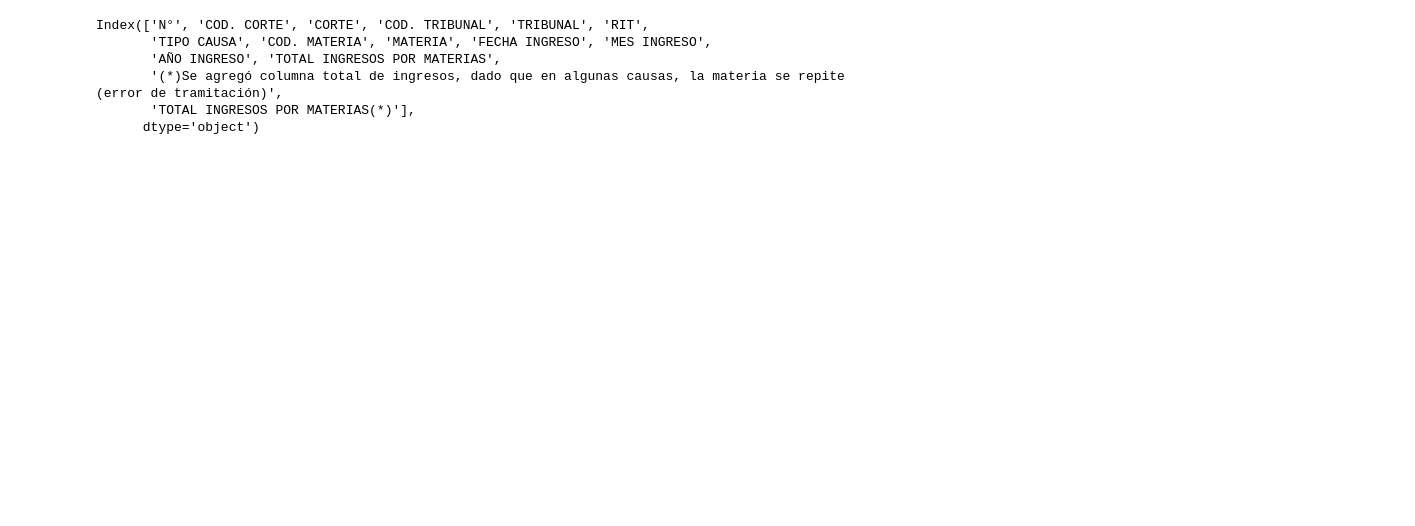
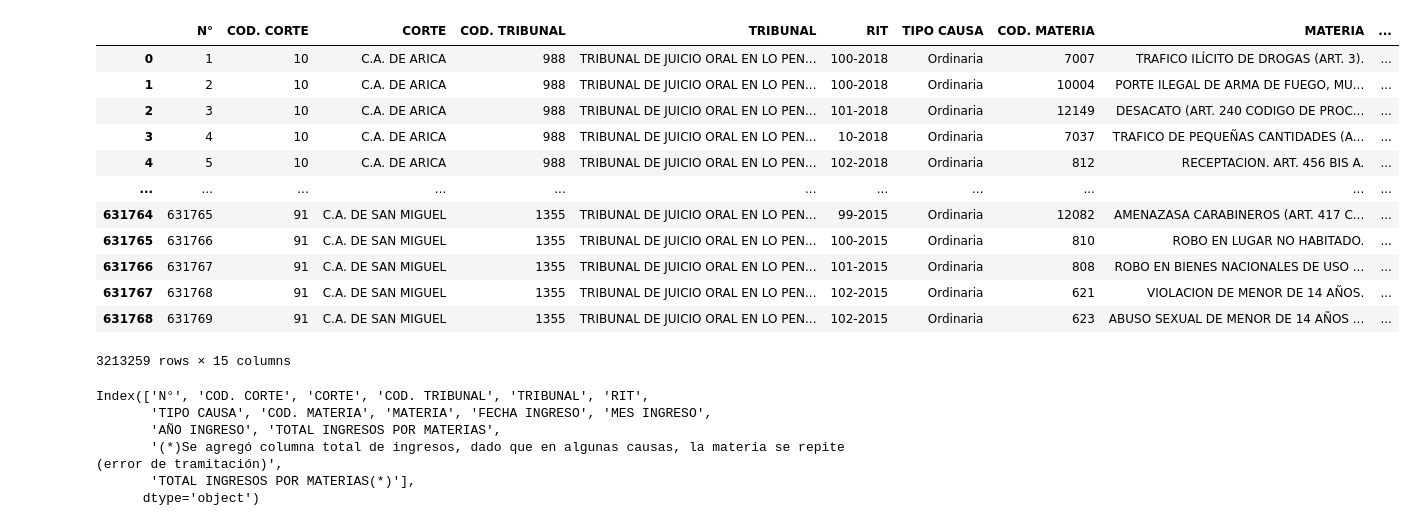
Before and after one commit to JALVARADORUIZ/DataAnalytic-PJUD, a Jupyter notebook: notebooks/03-jalvaradoruiz-carga-limpieza-data-ingresos-materia.ipynb, the cells around one changed output. Cells and saved outputs as stored; diff of their text form; code cells hidden in the pictures; blank space fills up the shorter version.

```diff
--- a/notebooks/03-jalvaradoruiz-carga-limpieza-data-ingresos-materia.ipynb
+++ b/notebooks/03-jalvaradoruiz-carga-limpieza-data-ingresos-materia.ipynb
@@ -9,7 +9,7 @@ from tqdm import tqdm
 
 from src.data import cleandata
 # %%
-path_raw = "../data/raw"
+path_raw = "../data/raw/pjud"
 archivos = os.listdir(path_raw)
 tqdm.pandas()
 # %%
@@ -23,6 +23,22 @@ for archivo in archivos:
         dataframes.append(df)
 
 df_ingresos_materia = pd.concat(dataframes, axis = 0)
+# %%
+df_ingresos_materia
+# %% [output]
+|  | N° | COD. CORTE | CORTE | COD. TRIBUNAL | TRIBUNAL | RIT | TIPO CAUSA | COD. MATERIA | MATERIA | ... |
+| 0 | 1 | 10 | C.A. DE ARICA | 988 | TRIBUNAL DE JUICIO ORAL EN LO PEN... | 100-2018 | Ordinaria | 7007 | TRAFICO ILÍCITO DE DROGAS (ART. 3). | ... |
+| 1 | 2 | 10 | C.A. DE ARICA | 988 | TRIBUNAL DE JUICIO ORAL EN LO PEN... | 100-2018 | Ordinaria | 10004 | PORTE ILEGAL DE ARMA DE FUEGO, MU... | ... |
+| 2 | 3 | 10 | C.A. DE ARICA | 988 | TRIBUNAL DE JUICIO ORAL EN LO PEN... | 101-2018 | Ordinaria | 12149 | DESACATO (ART. 240 CODIGO DE PROC... | ... |
+| 3 | 4 | 10 | C.A. DE ARICA | 988 | TRIBUNAL DE JUICIO ORAL EN LO PEN... | 10-2018 | Ordinaria | 7037 | TRAFICO DE PEQUEÑAS CANTIDADES (A... | ... |
+| 4 | 5 | 10 | C.A. DE ARICA | 988 | TRIBUNAL DE JUICIO ORAL EN LO PEN... | 102-2018 | Ordinaria | 812 | RECEPTACION. ART. 456 BIS A. | ... |
+| ... | ... | ... | ... | ... | ... | ... | ... | ... | ... | ... |
+| 631764 | 631765 | 91 | C.A. DE SAN MIGUEL | 1355 | TRIBUNAL DE JUICIO ORAL EN LO PEN... | 99-2015 | Ordinaria | 12082 | AMENAZASA CARABINEROS (ART. 417 C... | ... |
+| 631765 | 631766 | 91 | C.A. DE SAN MIGUEL | 1355 | TRIBUNAL DE JUICIO ORAL EN LO PEN... | 100-2015 | Ordinaria | 810 | ROBO EN LUGAR NO HABITADO. | ... |
+| 631766 | 631767 | 91 | C.A. DE SAN MIGUEL | 1355 | TRIBUNAL DE JUICIO ORAL EN LO PEN... | 101-2015 | Ordinaria | 808 | ROBO EN BIENES NACIONALES DE USO ... | ... |
+| 631767 | 631768 | 91 | C.A. DE SAN MIGUEL | 1355 | TRIBUNAL DE JUICIO ORAL EN LO PEN... | 102-2015 | Ordinaria | 621 | VIOLACION DE MENOR DE 14 AÑOS. | ... |
+| 631768 | 631769 | 91 | C.A. DE SAN MIGUEL | 1355 | TRIBUNAL DE JUICIO ORAL EN LO PEN... | 102-2015 | Ordinaria | 623 | ABUSO SEXUAL DE MENOR DE 14 AÑOS ... | ... |
+3213259 rows × 15 columns
 # %%
 df_ingresos_materia.columns
 # %% [output]
```
Also changed, not shown: 34 other files.
